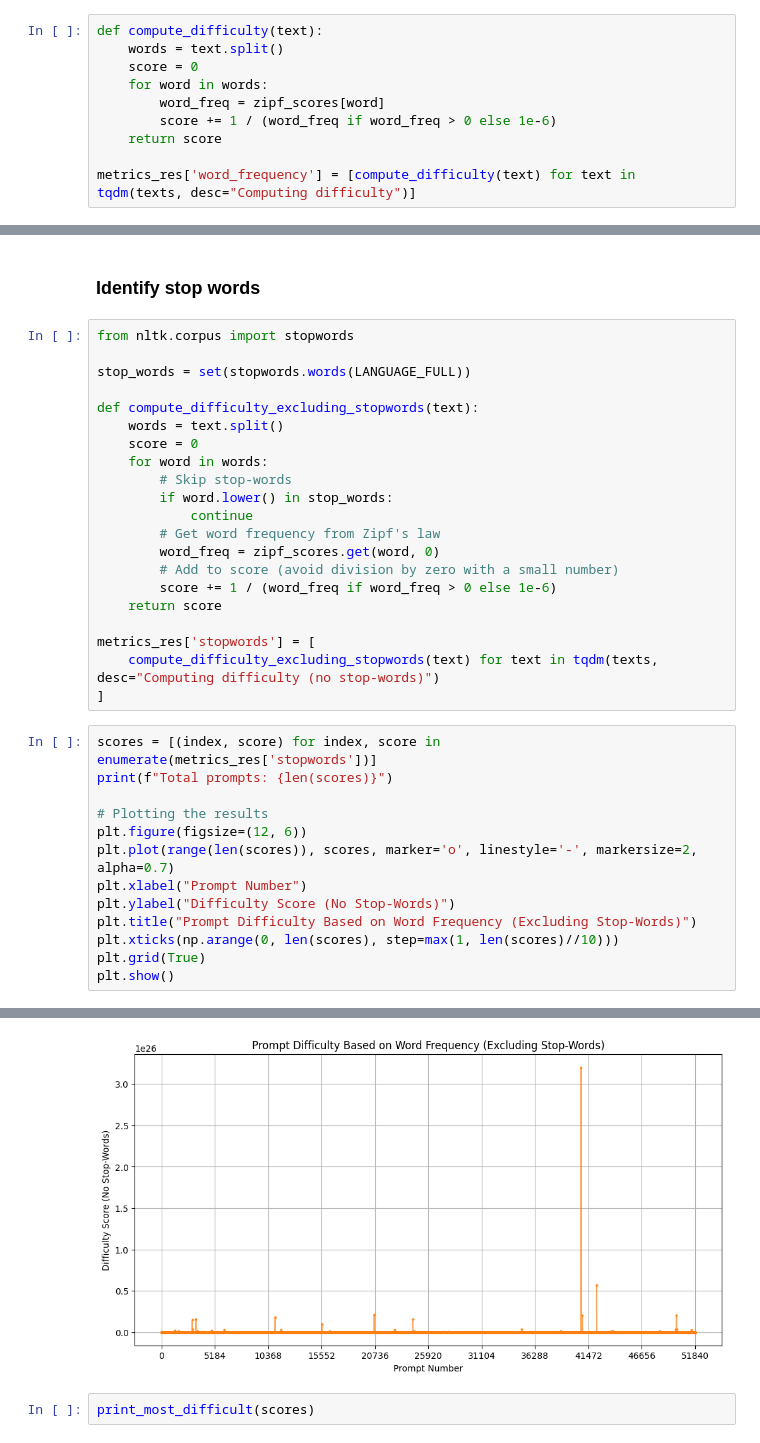
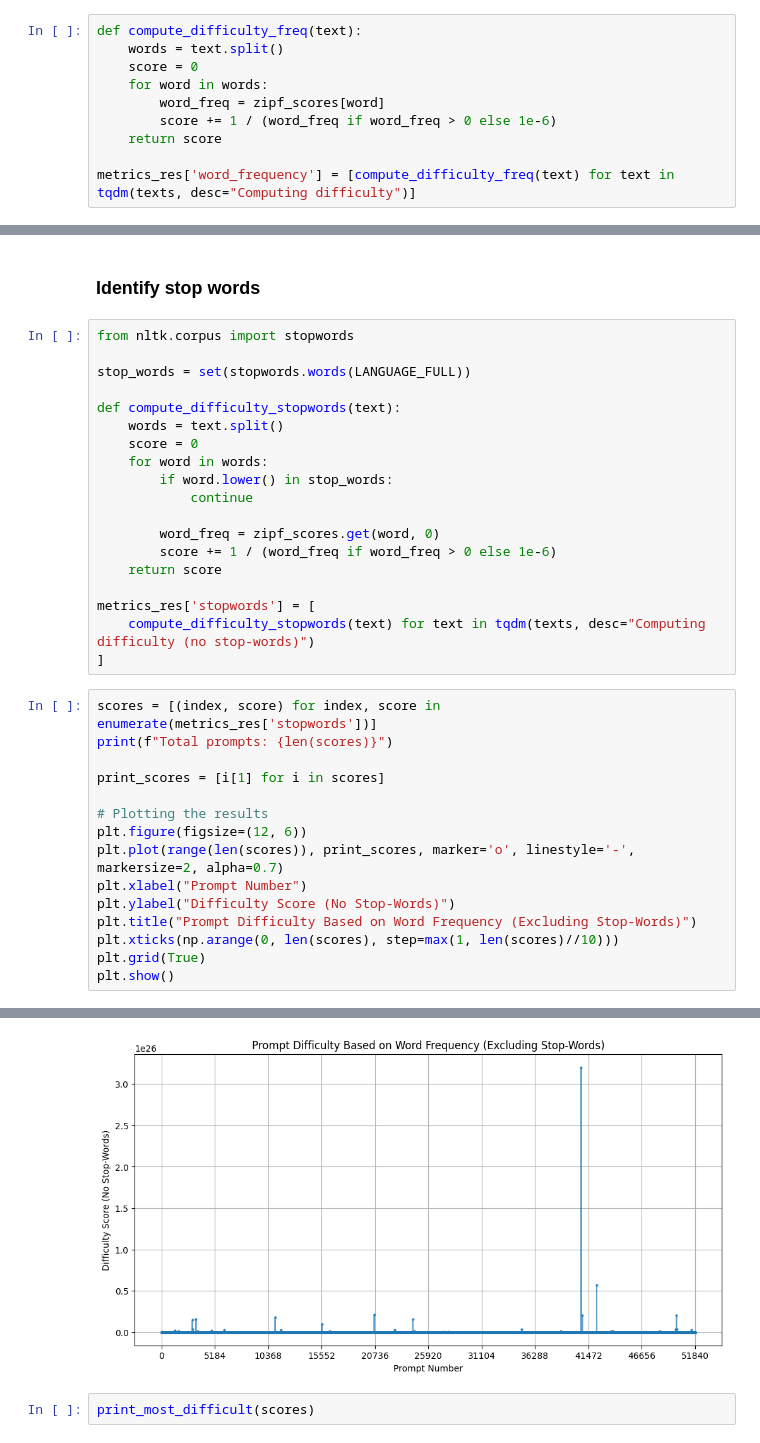
Before and after one commit to Nickolaus-899/LSD_metrics, a Jupyter notebook: metrics.ipynb, the cells around one changed output, grey strips where cells are left out. Saved outputs shown, nothing was run; the diff lists cells and outputs as text.

Commit message:
new metrics

```diff
--- a/metrics.ipynb
+++ b/metrics.ipynb
@@ -136,7 +145,7 @@ print(word_counts.most_common(10))
 # %% [output]
 [('the', 142489), ('to', 68741), ('and', 68372), ('a', 67634), ('of', 67168), ('in', 39507), ('is', 35553), ('for', 27584), ('that', 24544), ('with', 17840)]
 # %%
-def compute_difficulty(text):
+def compute_difficulty_freq(text):
     words = text.split()
     score = 0
     for word in words:
@@ -144,7 +153,7 @@ def compute_difficulty(text):
         score += 1 / (word_freq if word_freq > 0 else 1e-6)
     return score
 
-metrics_res['word_frequency'] = [compute_difficulty(text) for text in tqdm(texts, desc="Computing difficulty")]
+metrics_res['word_frequency'] = [compute_difficulty_freq(text) for text in tqdm(texts, desc="Computing difficulty")]
 # %%
 scores = [(index, score) for index, score in enumerate(metrics_res['word_frequency'])]
 # indicies, scores = zip(*scores) if scores else ([], [])
@@ -200,38 +209,38 @@ from nltk.corpus import stopwords
 
 stop_words = set(stopwords.words(LANGUAGE_FULL))
 
-def compute_difficulty_excluding_stopwords(text):
+def compute_difficulty_stopwords(text):
     words = text.split()
     score = 0
     for word in words:
-        # Skip stop-words
         if word.lower() in stop_words:
             continue
-        # Get word frequency from Zipf's law
+
         word_freq = zipf_scores.get(word, 0)
-        # Add to score (avoid division by zero with a small number)
         score += 1 / (word_freq if word_freq > 0 else 1e-6)
     return score
 
 metrics_res['stopwords'] = [
-    compute_difficulty_excluding_stopwords(text) for text in tqdm(texts, desc="Computing difficulty (no stop-words)")
+    compute_difficulty_stopwords(text) for text in tqdm(texts, desc="Computing difficulty (no stop-words)")
 ]
 # %%
 scores = [(index, score) for index, score in enumerate(metrics_res['stopwords'])]
 print(f"Total prompts: {len(scores)}")
 
+print_scores = [i[1] for i in scores]
+
 # Plotting the results
 plt.figure(figsize=(12, 6))
-plt.plot(range(len(scores)), scores, marker='o', linestyle='-', markersize=2, alpha=0.7)
+plt.plot(range(len(scores)), print_scores, marker='o', linestyle='-', markersize=2, alpha=0.7)
 plt.xlabel("Prompt Number")
 plt.ylabel("Difficulty Score (No Stop-Words)")
 plt.title("Prompt Difficulty Based on Word Frequency (Excluding Stop-Words)")
 plt.xticks(np.arange(0, len(scores), step=max(1, len(scores)//10)))
 plt.grid(True)
 plt.show()
 # %% [output]
 Total prompts: 51847
-[figure, old version]
+[figure, new version]
 # %%
 print_most_difficult(scores)
 # %% [output]
```
Also changed, not shown: parts of 28 cells of this notebook.
